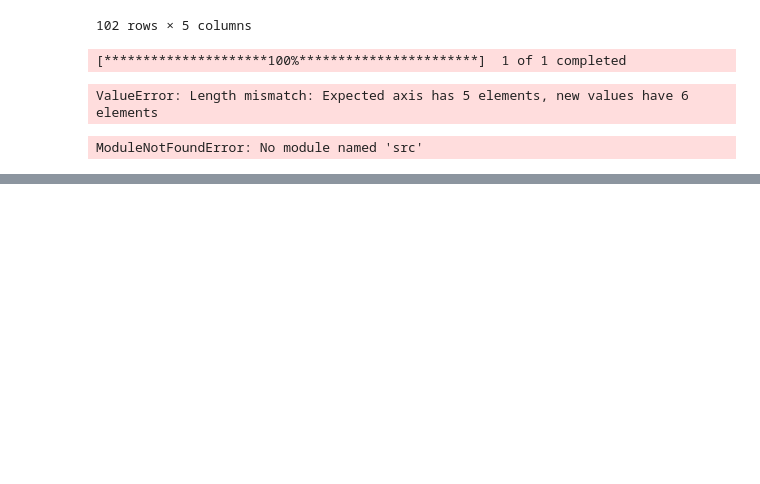
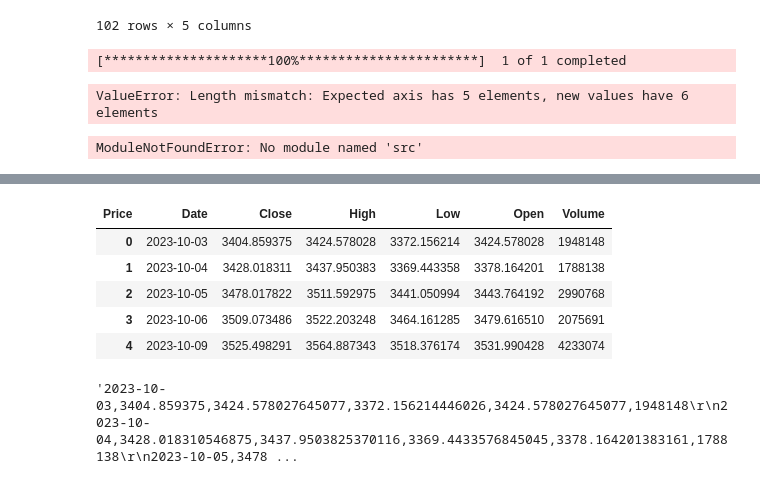
Before and after one commit to sayed-ashfaq/Automated-stockmarket-datapipeline, a Jupyter notebook: notebooks/data_collection.ipynb, the cells around one changed output, grey strips where cells are left out. Saved outputs shown, nothing was run; the diff lists cells and outputs as text; code cells hidden in the pictures; blank space fills up the shorter version.

```diff
--- a/notebooks/data_collection.ipynb
+++ b/notebooks/data_collection.ipynb
@@ -275,0 +306,15 @@ ModuleNotFoundError: No module named 'src'
+# %%
+df.reset_index(inplace= True)
+df.head()
+# %% [output]
+| Price | Date | Close | High | Low | Open | Volume |
+| 0 | 2023-10-03 | 3404.859375 | 3424.578028 | 3372.156214 | 3424.578028 | 1948148 |
+| 1 | 2023-10-04 | 3428.018311 | 3437.950383 | 3369.443358 | 3378.164201 | 1788138 |
+| 2 | 2023-10-05 | 3478.017822 | 3511.592975 | 3441.050994 | 3443.764192 | 2990768 |
+| 3 | 2023-10-06 | 3509.073486 | 3522.203248 | 3464.161285 | 3479.616510 | 2075691 |
+| 4 | 2023-10-09 | 3525.498291 | 3564.887343 | 3518.376174 | 3531.990428 | 4233074 |
+# %%
+csv_data = pd.DataFrame(df.values).to_csv(header=False, index=False)
+csv_data
+# %% [output]
+'2023-10-03,3404.859375,3424.578027645077,3372.156214446026,3424.578027645077,1948148\r\n2023-10-04,3428.018310546875,3437.9503825370116,3369.4433576845045,3378.164201383161,1788138\r\n2023-10-05,3478 ...
```
Also changed, not shown: parts of 5 cells of this notebook.
